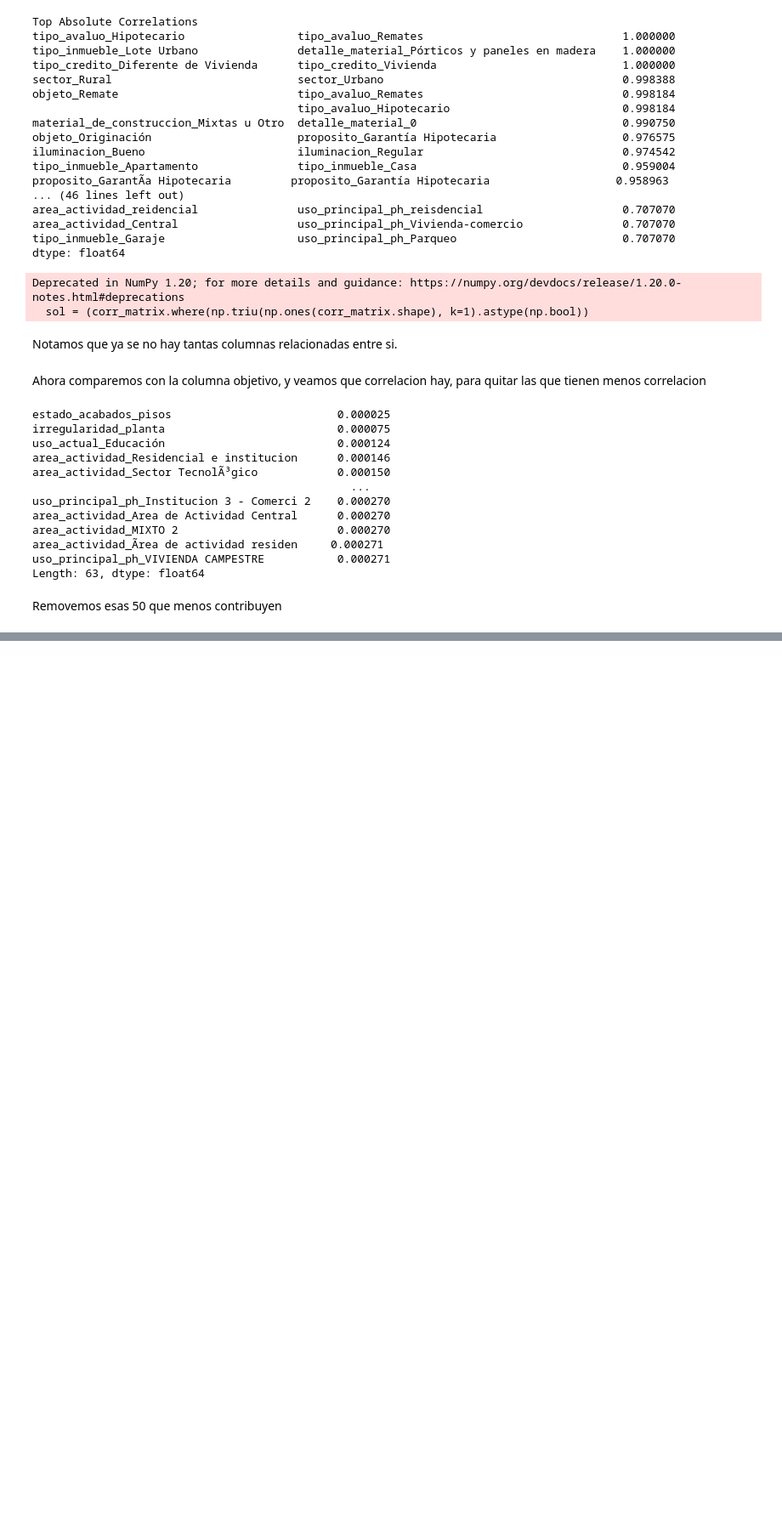
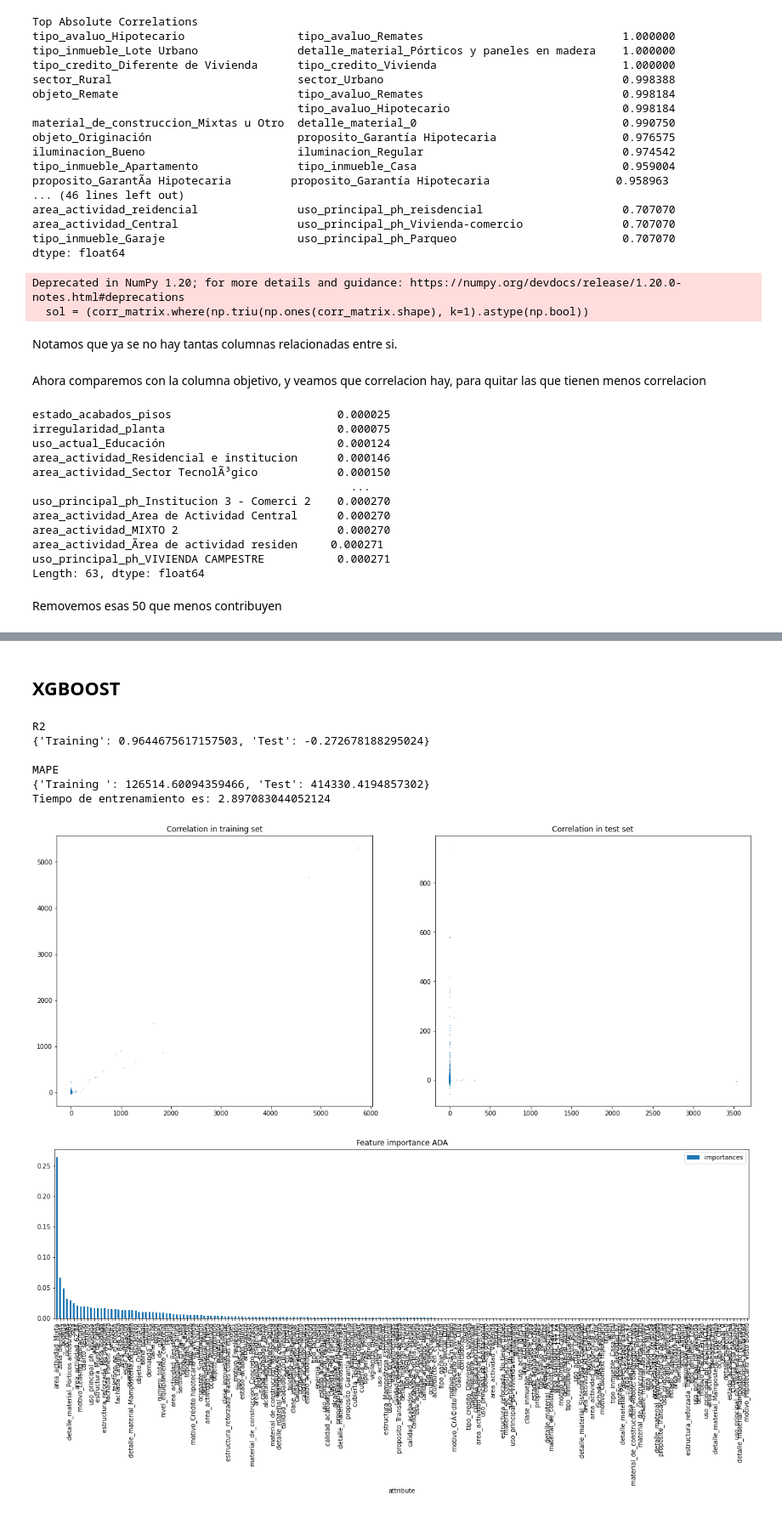
Before and after one commit to Israel-Laguan/lcjupiter-dataton-final, a Jupyter notebook: in-depth-analysis-per-column.ipynb, the cells around one changed output, grey strips where cells are left out. Shown: that part at 85% size. Drawn from its saved outputs; the diff is of its cells as text; code cells hidden in the pictures; blank space fills up the shorter version.

```diff
--- a/in-depth-analysis-per-column.ipynb
+++ b/in-depth-analysis-per-column.ipynb
@@ -288,0 +408,20 @@ trainData.shape
+# %% [markdown]
+## XGBOOST
+# %%
+import xgboost as xgb
+modelXGB = xgb.XGBRegressor(objective="reg:squarederror", colsample_bytree=0.2, learning_rate=0.1, max_depth=5, alpha=5, n_estimators=200)
+start = time.time()
+modelXGB.fit(trainXX, trainY)
+stop = time.time()
+plotScatterModel(trainXX, trainY, testXX, testY, modelXGB)
+graph_importances(modelXGB)
+print('Tiempo de entrenamiento es:' , stop-start)
+# %% [output]
+R2
+{'Training': 0.9644675617157503, 'Test': -0.272678188295024}
+
+MAPE
+{'Training ': 126514.60094359466, 'Test': 414330.4194857302}
+Tiempo de entrenamiento es: 2.897083044052124
+[figure, added]
+[figure, added]
```
Also changed, not shown: parts of 22 cells of this notebook, 2 other files.
